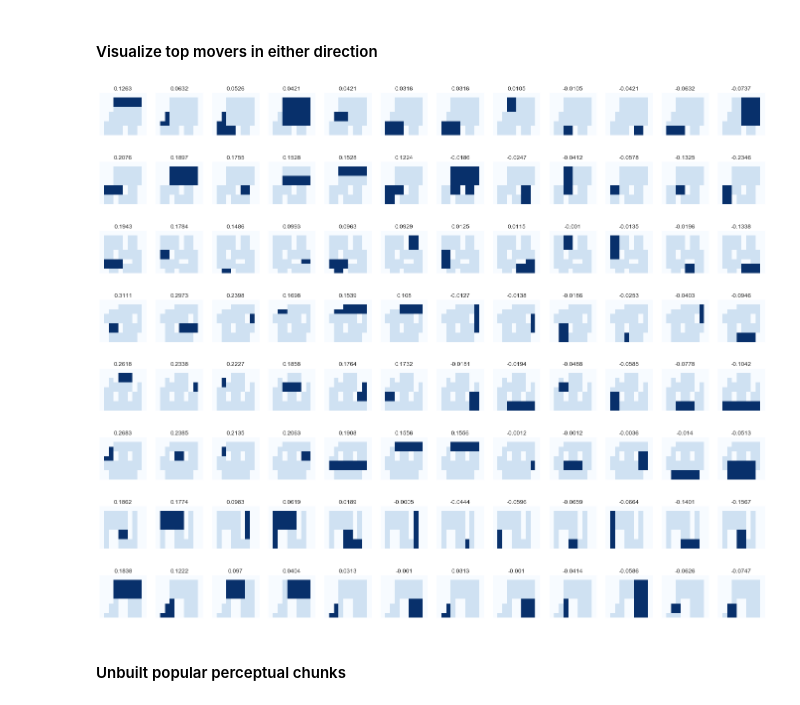
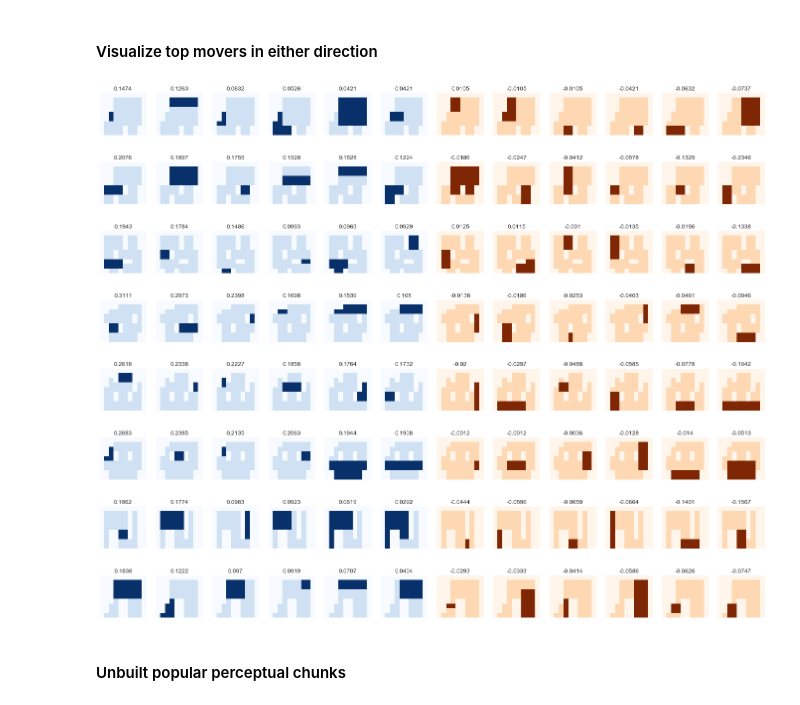
Before and after one commit to cogtoolslab/block_construction, a Jupyter notebook: analysis/perceptual_chunks/perceptual_chunks.ipynb, the cells around one changed output. Saved outputs shown, nothing was run; the diff lists cells and outputs as text; code cells hidden in the pictures.

```diff
--- a/analysis/perceptual_chunks/perceptual_chunks.ipynb
+++ b/analysis/perceptual_chunks/perceptual_chunks.ipynb
@@ -768,27 +768,27 @@ g.map(sns.pointplot,"phase","proportion_with_chunk", order=['pre','post'])
 # %%
 df = df_top_k_phase_built[(df_top_k_phase_built.phase=='pre')]
 
 n_chunks = 6
 
 fig, axs = plt.subplots(len(targets), n_chunks*2, figsize=(4*n_chunks,2.5*len(targets)))
 
 for i, target in enumerate(targets):
     for j in range(0, n_chunks):
         greatest_increase = df[df.targetName==target].sort_values('difference', ascending=False).reset_index()
         axs[i,j].axis('off')
         axs[i,j].set_title(str((round(greatest_increase.loc[j,'difference'],4))))
         drawing.show_chunk([greatest_increase.loc[j,'chunk_str']], axs[i,j], target=target, cmap='Blues', cropped=True)
 
 for i, target in enumerate(targets):
     for j in range(0, n_chunks):
         greatest_decrease = df[df.targetName==target].sort_values('difference', ascending=True).reset_index()
         axs[i,n_chunks*2-1-j].axis('off')
         axs[i,n_chunks*2-1-j].set_title(str((round(greatest_decrease.loc[j,'difference'],4))))
-        drawing.show_chunk([greatest_decrease.loc[j,'chunk_str']], axs[i,n_chunks*2-1-j], target=target, cmap='Blues', cropped=True)
+        drawing.show_chunk([greatest_decrease.loc[j,'chunk_str']], axs[i,n_chunks*2-1-j], target=target, cmap='Oranges', cropped=True)
 
 # <-- Largest increase first to final ... Largest decrease first to final-->
 # %% [output]
-[figure, old version]
+[figure, new version]
 # %% [markdown]
 #### Unbuilt popular perceptual chunks
 # %%
```
Also changed, not shown: parts of 5 cells of this notebook, 1 other file.
